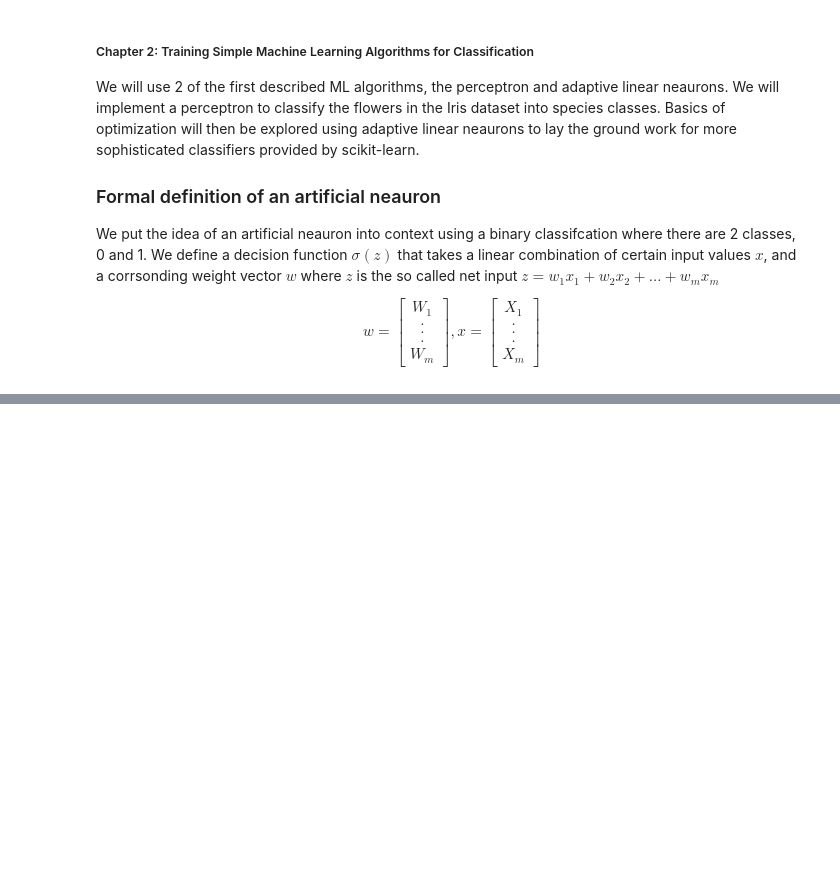
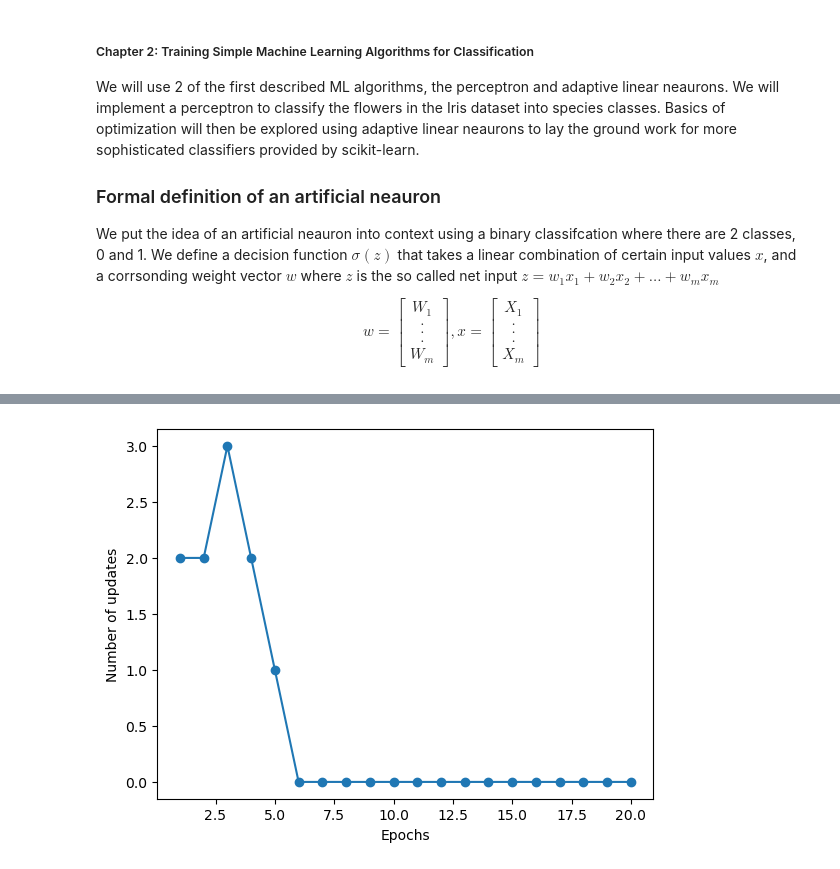
Before and after one commit to Jonathan-Flint/ML-PyTorch-SciKitLearn, a Jupyter notebook: Chapter 2/Chapter 2.ipynb, the cells around one changed output, grey strips where cells are left out. Cells and saved outputs as stored; diff of their text form; code cells hidden in the pictures; blank space fills up the shorter version.

```diff
--- a/Chapter 2/Chapter 2.ipynb
+++ b/Chapter 2/Chapter 2.ipynb
@@ -161,0 +223,9 @@ class Perc:
+# %%
+ppn = Perc(eta=0.1, n_iter=20)
+ppn.fit(X, y)
+plt.plot(range(1, len(ppn.errors_)+1), ppn.errors_, marker='o')
+plt.xlabel('Epochs')
+plt.ylabel('Number of updates')
+plt.show()
+# %% [output]
+[figure, added]
```
Also changed, not shown: parts of 21 cells of this notebook, 1 other file.
